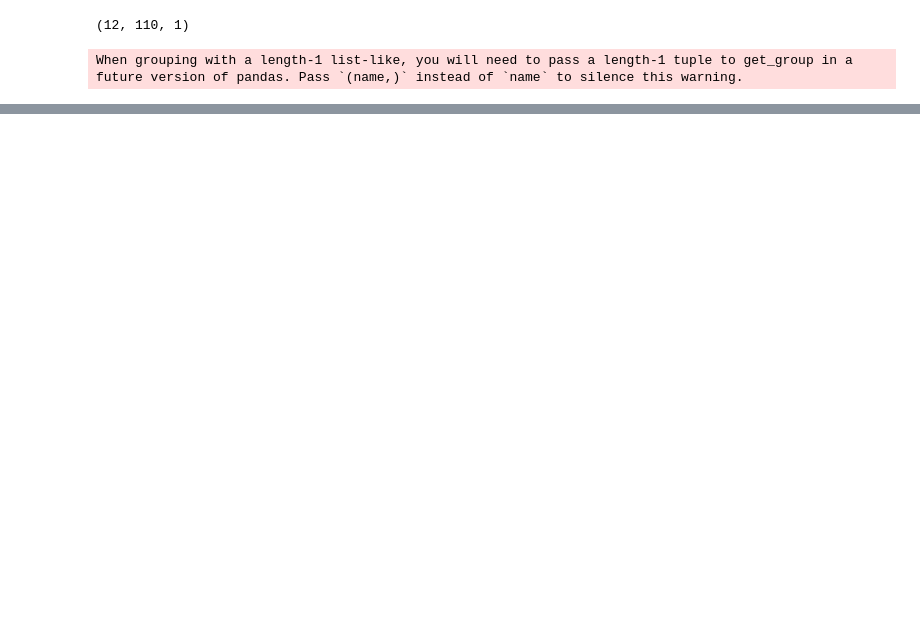
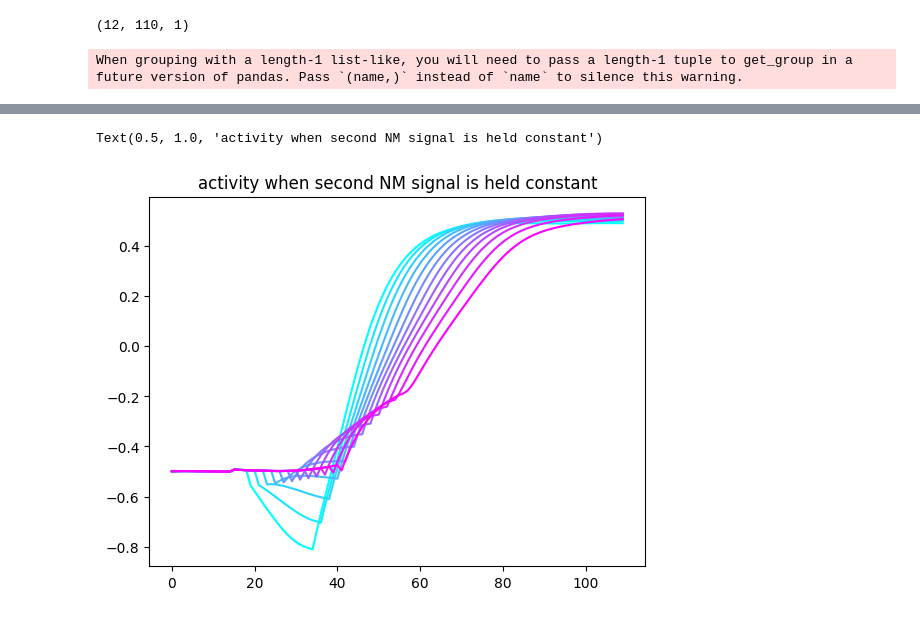
Before and after one commit to lindermanlab/nm-rnn, a Jupyter notebook: scripts/load_model.ipynb, the cells around one changed output, grey strips where cells are left out. Saved outputs shown, nothing was run; the diff lists cells and outputs as text; code cells hidden in the pictures; blank space fills up the shorter version.

```diff
--- a/scripts/load_model.ipynb
+++ b/scripts/load_model.ipynb
@@ -209,0 +336,23 @@ When grouping with a length-1 list-like, you will need to pass a length-1 tuple
+# %%
+recurrent_components_remove1 = jnp.einsum('ctn,nr->ctr', xs_remove1, Q)
+# %%
+fig = go.Figure()
+
+for i in range(12):
+    x = recurrent_components_remove1[i,:,0]
+    y = recurrent_components_remove1[i,:,1]
+    z = recurrent_components_remove1[i,:,2]
+
+    fig.add_trace(go.Scatter3d(x=x, y=y, z=z,
+                                    mode='lines', line=dict(color=colors[i])))
+
+    fig.add_trace(go.Scatter3d(x=[x[10]], y=[y[10]], z=[z[10]],
+                        mode='markers', marker=dict(size=[10],color=['blue'])))
+
+    fig.add_trace(go.Scatter3d(x=[x[10+new_intervals[0,i]]], y=[y[10+new_intervals[0,i]]], z=[z[10+new_intervals[0,i]]],
+                        mode='markers', marker=dict(size=[10],color=['red'])))
+
+    fig.add_trace(go.Scatter3d(x=[x[25+new_intervals[0,i]]], y=[y[25+new_intervals[0,i]]], z=[z[25+new_intervals[0,i]]],
+                        mode='markers', marker=dict(size=[10],color=['green'])))
+
+fig.show()
@@ -209,0 +406,8 @@ When grouping with a length-1 list-like, you will need to pass a length-1 tuple
+# %%
+ys_nm3d_remove2, xs_remove2, _ = batched_nm_rnn_remove2(model, x0, z0, new_inputs, 10, 100)
+# %%
+plt.plot(ys_nm3d_remove2[:,:,0].T)
+plt.title('activity when second NM signal is held constant')
+# %% [output]
+Text(0.5, 1.0, 'activity when second NM signal is held constant')
+[figure, added]
```
Also changed, not shown: parts of 28 cells of this notebook, 5 other files.
